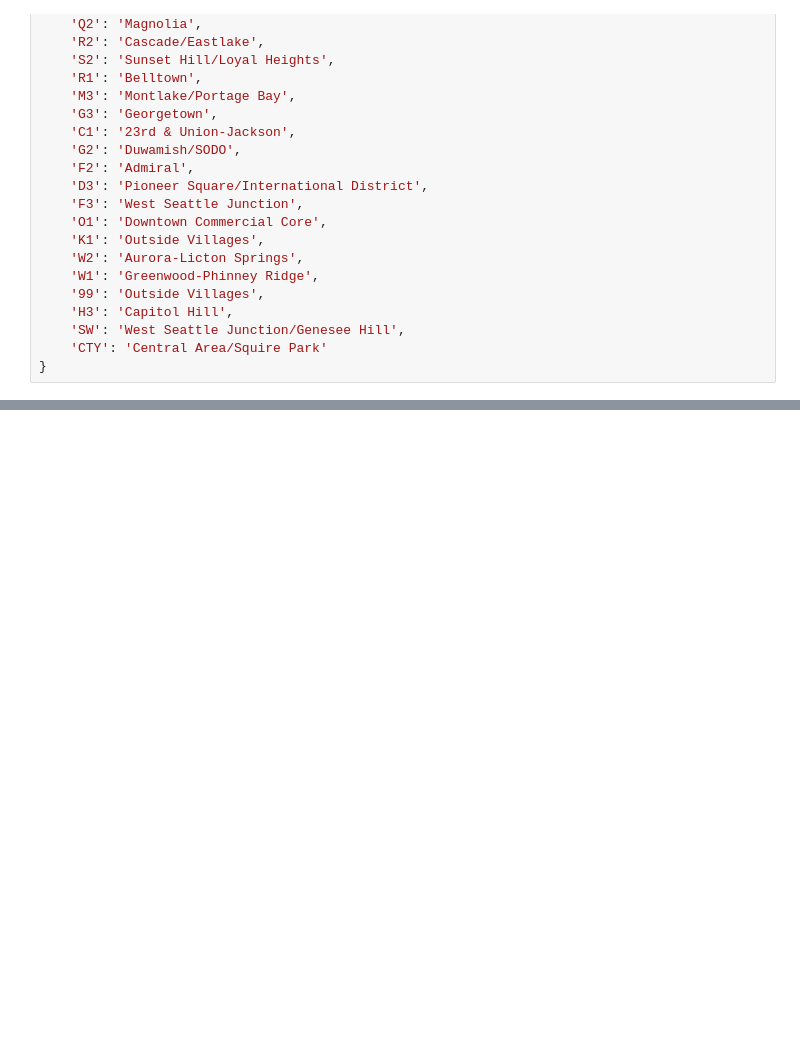
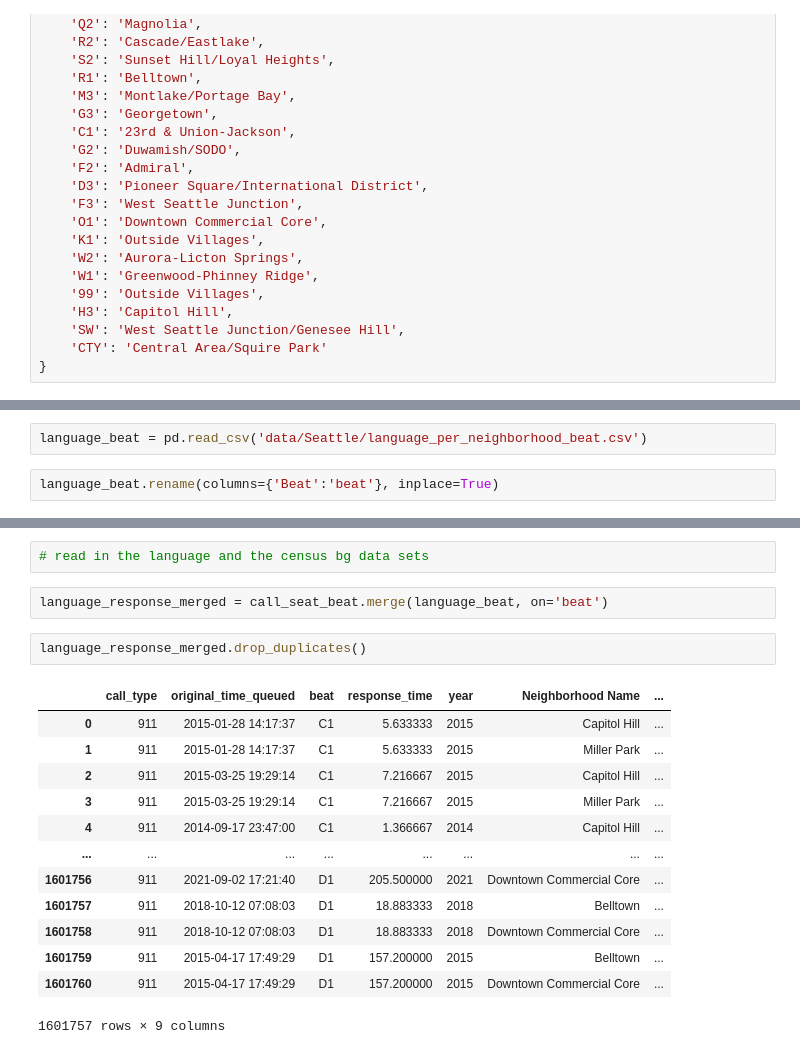
Before and after one commit to nemdim/Capstone-Project-Group-1, a Jupyter notebook: Singapore.ipynb, the cells around one changed output, grey strips where cells are left out. Drawn from its saved outputs; the diff is of its cells as text; blank space fills up the shorter version.

```diff
--- a/Singapore.ipynb
+++ b/Singapore.ipynb
@@ -1170,0 +1185,4 @@ call_seat_beat
+# %%
+language_beat = pd.read_csv('data/Seattle/language_per_neighborhood_beat.csv')
+# %%
+language_beat.rename(columns={'Beat':'beat'}, inplace=True)
@@ -1170,0 +1205,20 @@ call_seat_beat
+# %%
+# read in the language and the census bg data sets
+# %%
+language_response_merged = call_seat_beat.merge(language_beat, on='beat')
+# %%
+language_response_merged.drop_duplicates()
+# %% [output]
+|  | call_type | original_time_queued | beat | response_time | year | Neighborhood Name | ... |
+| 0 | 911 | 2015-01-28 14:17:37 | C1 | 5.633333 | 2015 | Capitol Hill | ... |
+| 1 | 911 | 2015-01-28 14:17:37 | C1 | 5.633333 | 2015 | Miller Park | ... |
+| 2 | 911 | 2015-03-25 19:29:14 | C1 | 7.216667 | 2015 | Capitol Hill | ... |
+| 3 | 911 | 2015-03-25 19:29:14 | C1 | 7.216667 | 2015 | Miller Park | ... |
+| 4 | 911 | 2014-09-17 23:47:00 | C1 | 1.366667 | 2014 | Capitol Hill | ... |
+| ... | ... | ... | ... | ... | ... | ... | ... |
+| 1601756 | 911 | 2021-09-02 17:21:40 | D1 | 205.500000 | 2021 | Downtown Commercial Core | ... |
+| 1601757 | 911 | 2018-10-12 07:08:03 | D1 | 18.883333 | 2018 | Belltown | ... |
+| 1601758 | 911 | 2018-10-12 07:08:03 | D1 | 18.883333 | 2018 | Downtown Commercial Core | ... |
+| 1601759 | 911 | 2015-04-17 17:49:29 | D1 | 157.200000 | 2015 | Belltown | ... |
+| 1601760 | 911 | 2015-04-17 17:49:29 | D1 | 157.200000 | 2015 | Downtown Commercial Core | ... |
+1601757 rows × 9 columns
```
Also changed, not shown: parts of 2 cells of this notebook.
